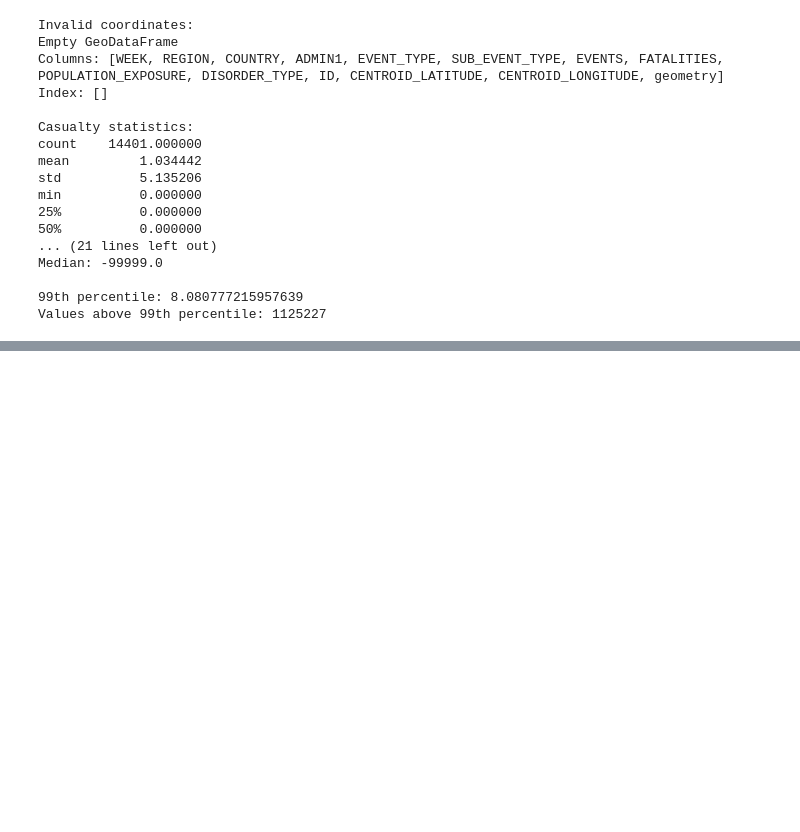
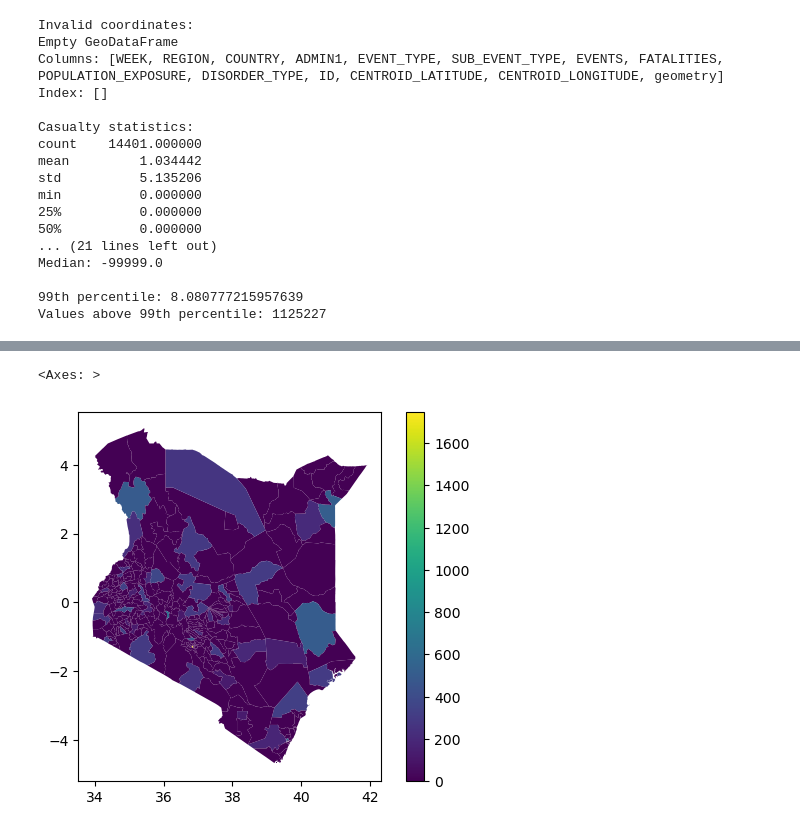
Before and after one commit to tomwaldin/east_africa_conflict_analysis, a Jupyter notebook: notebooks/exploratory_data_analysis.ipynb, the cells around one changed output, grey strips where cells are left out. Saved outputs shown, nothing was run; the diff lists cells and outputs as text; code cells hidden in the pictures; blank space fills up the shorter version.

```diff
--- a/notebooks/exploratory_data_analysis.ipynb
+++ b/notebooks/exploratory_data_analysis.ipynb
@@ -234,6 +278,9 @@ features.columns
 # %%
-features[['conflict_count', 'police_count', 'population']].describe()
+#features[['conflict_count', 'police_count', 'population']].describe()
 
 features.plot(column='conflict_count', legend=True)
+# %% [output]
+<Axes: >
+[figure, added]
 # %%
 features.crs
```
Also changed, not shown: parts of 8 cells of this notebook, 1 other file.
